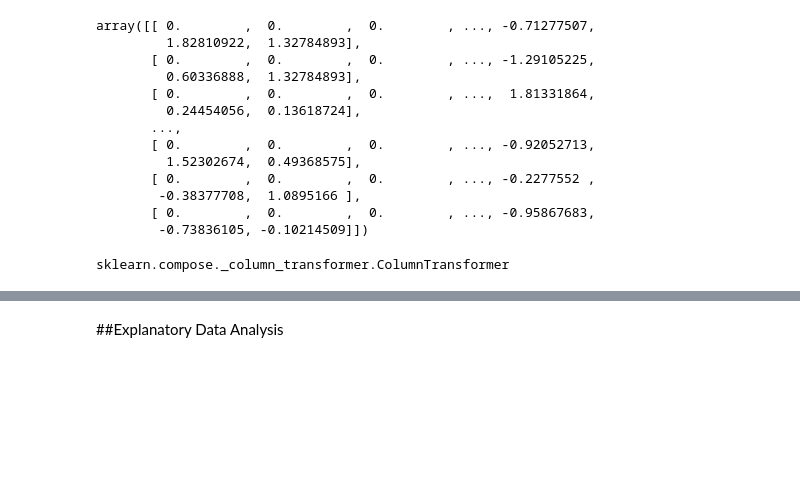
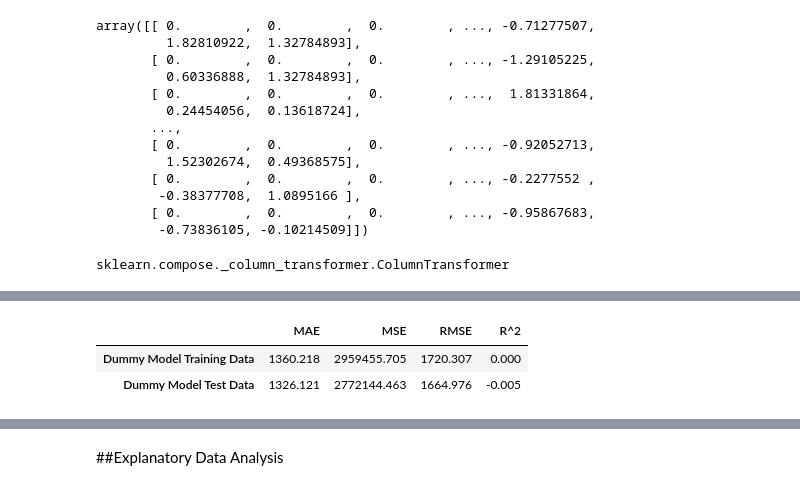
Before and after one commit to combechelsey/Prediction-of-Product-Sales, a Jupyter notebook: Prediction_of_Product_Sales.ipynb, the cells around one changed output, grey strips where cells are left out. Cells and saved outputs as stored; diff of their text form; code cells hidden in the pictures; blank space fills up the shorter version.

```diff
--- a/Prediction_of_Product_Sales.ipynb
+++ b/Prediction_of_Product_Sales.ipynb
@@ -1744,0 +1829,8 @@ sklearn.compose._column_transformer.ColumnTransformer
+# %%
+# Create an instance of the model
+dummy = DummyRegressor(strategy= 'mean')
+# Create a model pipeline
+dummy_pipe = make_pipeline(preprocessor, dummy)
+# Fit the model
+
+dummy_pipe.fit(X_train, y_train)
@@ -1744,0 +1851,4 @@ sklearn.compose._column_transformer.ColumnTransformer
+# %%
+# Evaluate the dummy model using custom function
+
+scores_df = evaluate_regression(dummy_pipe, X_train,y_train, X_test,y_test, verbose= True, output_frame=True, model_name= 'Dummy Model')
@@ -1744,0 +1871,6 @@ sklearn.compose._column_transformer.ColumnTransformer
+# %%
+scores_df
+# %% [output]
+|  | MAE | MSE | RMSE | R^2 |
+| Dummy Model Training Data | 1360.218 | 2959455.705 | 1720.307 | 0.000 |
+| Dummy Model Test Data | 1326.121 | 2772144.463 | 1664.976 | -0.005 |
```
Also changed, not shown: parts of 19 cells of this notebook.
